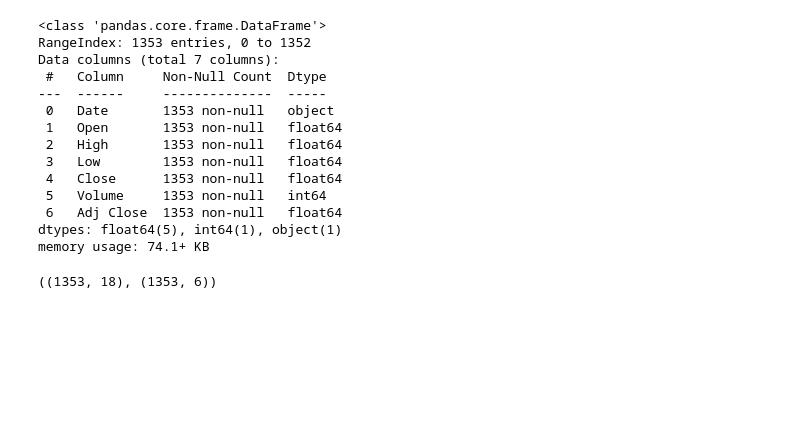
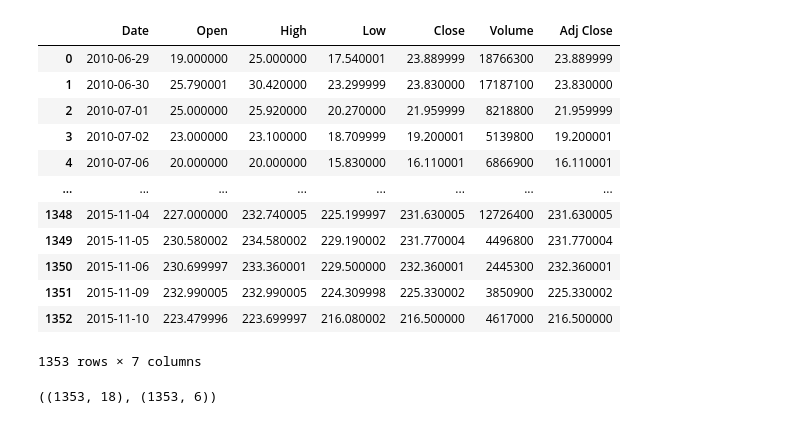
Before and after one commit to HaiAu2501/EL4TF, a Jupyter notebook: linear_models/decision_tree.ipynb, the cells around one changed output. Saved outputs shown, nothing was run; the diff lists cells and outputs as text; code cells hidden in the pictures; blank space fills up the shorter version.

```diff
--- a/linear_models/decision_tree.ipynb
+++ b/linear_models/decision_tree.ipynb
@@ -1,25 +1,24 @@
 # %%
 import pandas as pd
 
 df_train = pd.read_csv('../data/tesla/train.csv')
 df_test = pd.read_csv('../data/tesla/test.csv')
 
-df_train.info()
+df_train
 # %% [output]
+|  | Date | Open | High | Low | Close | Volume | Adj Close |
+| 0 | 2010-06-29 | 19.000000 | 25.000000 | 17.540001 | 23.889999 | 18766300 | 23.889999 |
+| 1 | 2010-06-30 | 25.790001 | 30.420000 | 23.299999 | 23.830000 | 17187100 | 23.830000 |
+| 2 | 2010-07-01 | 25.000000 | 25.920000 | 20.270000 | 21.959999 | 8218800 | 21.959999 |
+| 3 | 2010-07-02 | 23.000000 | 23.100000 | 18.709999 | 19.200001 | 5139800 | 19.200001 |
+| 4 | 2010-07-06 | 20.000000 | 20.000000 | 15.830000 | 16.110001 | 6866900 | 16.110001 |
+| ... | ... | ... | ... | ... | ... | ... | ... |
+| 1348 | 2015-11-04 | 227.000000 | 232.740005 | 225.199997 | 231.630005 | 12726400 | 231.630005 |
+| 1349 | 2015-11-05 | 230.580002 | 234.580002 | 229.190002 | 231.770004 | 4496800 | 231.770004 |
+| 1350 | 2015-11-06 | 230.699997 | 233.360001 | 229.500000 | 232.360001 | 2445300 | 232.360001 |
+| 1351 | 2015-11-09 | 232.990005 | 232.990005 | 224.309998 | 225.330002 | 3850900 | 225.330002 |
+| 1352 | 2015-11-10 | 223.479996 | 223.699997 | 216.080002 | 216.500000 | 4617000 | 216.500000 |
-<class 'pandas.core.frame.DataFrame'>
-RangeIndex: 1353 entries, 0 to 1352
-Data columns (total 7 columns):
- #   Column     Non-Null Count  Dtype
----  ------     --------------  -----
- 0   Date       1353 non-null   object
- 1   Open       1353 non-null   float64
- 2   High       1353 non-null   float64
- 3   Low        1353 non-null   float64
- 4   Close      1353 non-null   float64
- 5   Volume     1353 non-null   int64
- 6   Adj Close  1353 non-null   float64
-dtypes: float64(5), int64(1), object(1)
-memory usage: 74.1+ KB
+1353 rows × 7 columns
 # %%
 df_train['Date'] = pd.to_datetime(df_train['Date'])
 
```
Also changed, not shown: 4 other files.
